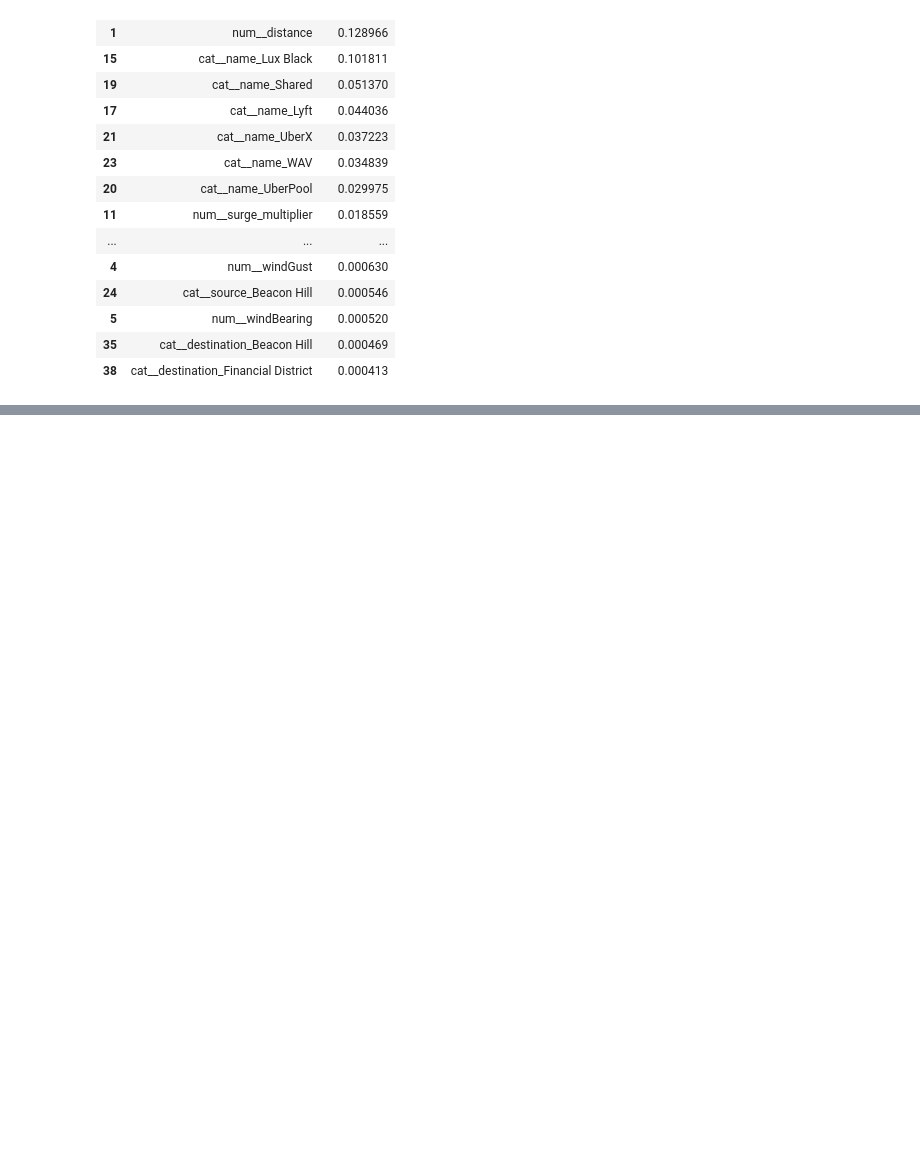
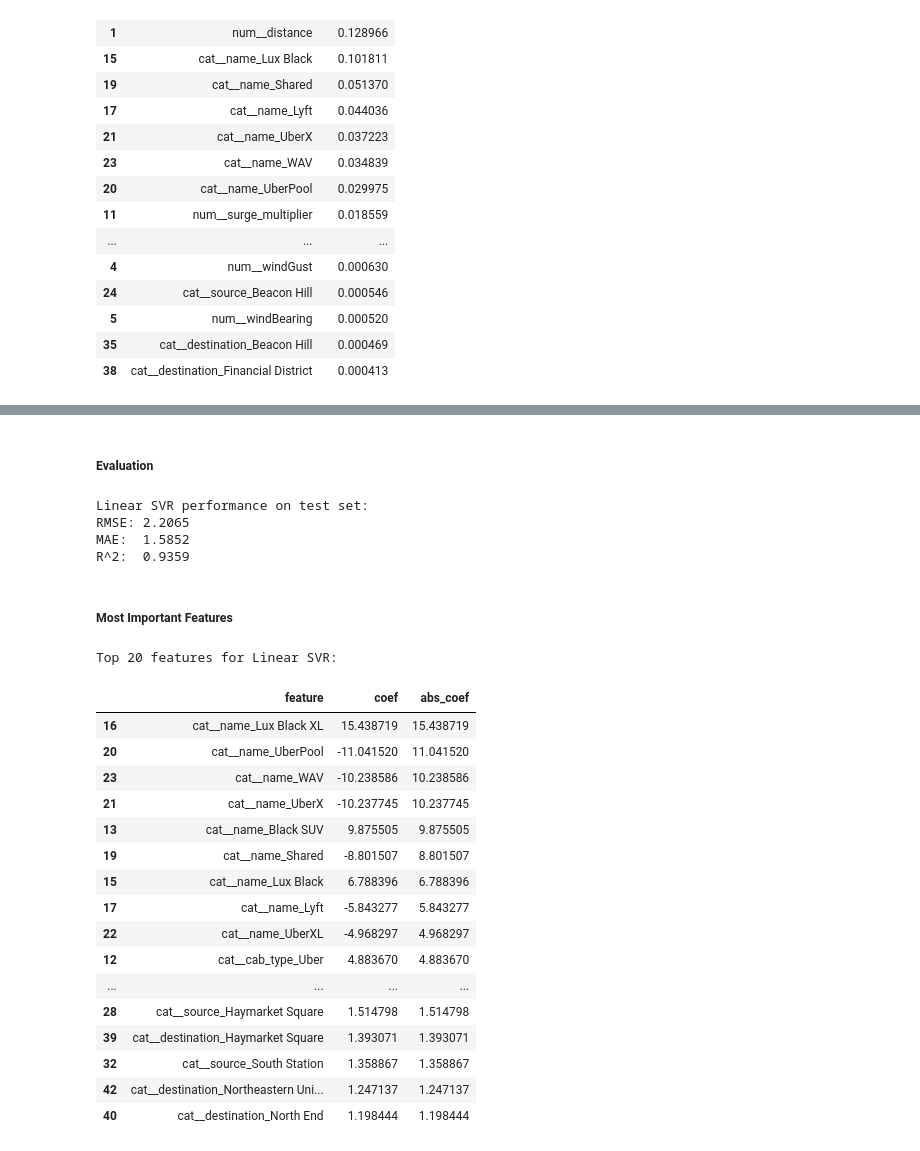
Before and after one commit to ProntoSbinalla/CIS-508-Final-Project, a Jupyter notebook: notebooks/CIS 508 - Final Project.ipynb, the cells around one changed output, grey strips where cells are left out. Saved outputs shown, nothing was run; the diff lists cells and outputs as text; code cells hidden in the pictures; blank space fills up the shorter version.

Commit message:
Completed Linear SVR Model

```diff
--- a/notebooks/CIS 508 - Final Project.ipynb
+++ b/notebooks/CIS 508 - Final Project.ipynb
@@ -1054,0 +1089,52 @@ Top 20 features for Decision Tree Regressor:
+# %% [markdown]
+##### Evaluation
+# %%
+best_svr = svr_grid.best_estimator_
+
+y_pred_svr = best_svr.predict(X_test)
+
+mse_svr = mean_squared_error(y_test, y_pred_svr)
+rmse_svr = np.sqrt(mse_svr)
+mae_svr = mean_absolute_error(y_test, y_pred_svr)
+r2_svr = r2_score(y_test, y_pred_svr)
+
+print("\nLinear SVR performance on test set:")
+print(f"RMSE: {rmse_svr:.4f}")
+print(f"MAE:  {mae_svr:.4f}")
+print(f"R^2:  {r2_svr:.4f}")
+
+model_results.append({
+    "model": "LinearSVR",
+    "best_params": svr_grid.best_params_,
+    "rmse": rmse_svr,
+    "mae": mae_svr,
+    "r2": r2_svr,
+})
+# %% [output]
+Linear SVR performance on test set:
+RMSE: 2.2065
+MAE:  1.5852
+R^2:  0.9359
+# %% [markdown]
+##### Most Important Features
+# %%
+show_linear_model_importance(best_svr, top_n=20, title="Linear SVR")
+# %% [output]
+Top 20 features for Linear SVR:
+|  | feature | coef | abs_coef |
+| 16 | cat__name_Lux Black XL | 15.438719 | 15.438719 |
+| 20 | cat__name_UberPool | -11.041520 | 11.041520 |
+| 23 | cat__name_WAV | -10.238586 | 10.238586 |
+| 21 | cat__name_UberX | -10.237745 | 10.237745 |
+| 13 | cat__name_Black SUV | 9.875505 | 9.875505 |
+| 19 | cat__name_Shared | -8.801507 | 8.801507 |
+| 15 | cat__name_Lux Black | 6.788396 | 6.788396 |
+| 17 | cat__name_Lyft | -5.843277 | 5.843277 |
+| 22 | cat__name_UberXL | -4.968297 | 4.968297 |
+| 12 | cat__cab_type_Uber | 4.883670 | 4.883670 |
+| ... | ... | ... | ... |
+| 28 | cat__source_Haymarket Square | 1.514798 | 1.514798 |
+| 39 | cat__destination_Haymarket Square | 1.393071 | 1.393071 |
+| 32 | cat__source_South Station | 1.358867 | 1.358867 |
+| 42 | cat__destination_Northeastern Uni... | 1.247137 | 1.247137 |
+| 40 | cat__destination_North End | 1.198444 | 1.198444 |
```
Also changed, not shown: parts of 4 cells of this notebook.
